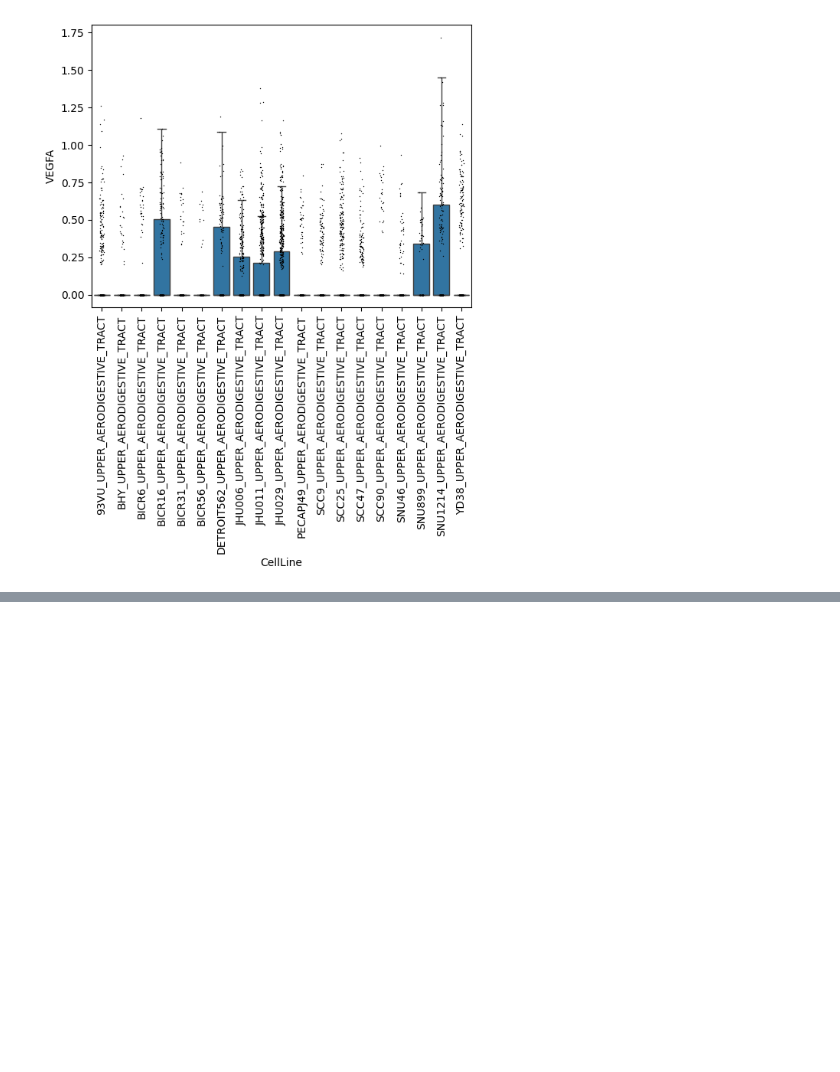
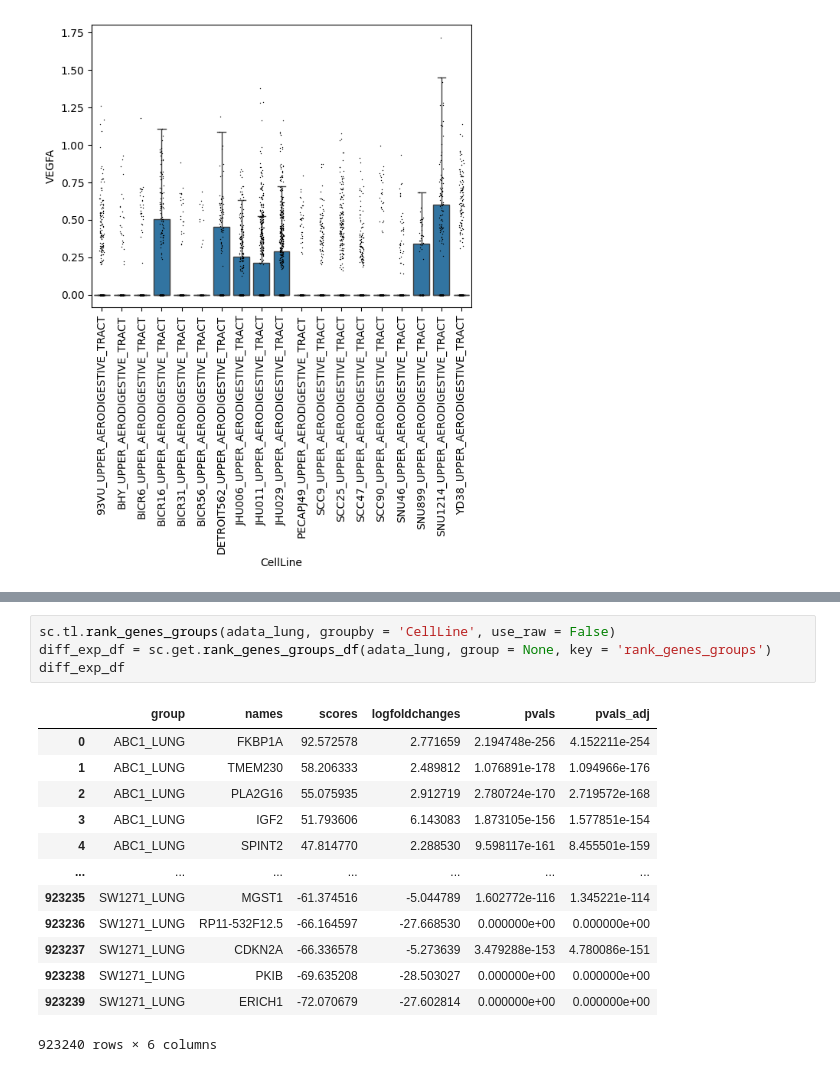
Before and after one commit to NikitaArya17/next_generation_sequencing_projects, a Jupyter notebook: single-cell rna sequencing data/kinker/03_explore.ipynb, the cells around one changed output, grey strips where cells are left out. Cells and saved outputs as stored; diff of their text form; blank space fills up the shorter version.

```diff
--- a/single-cell rna sequencing data/kinker/03_explore.ipynb
+++ b/single-cell rna sequencing data/kinker/03_explore.ipynb
@@ -86,0 +108,18 @@ VisualiseData('VEGFA', 'Head and Neck Cancer')
+# %%
+sc.tl.rank_genes_groups(adata_lung, groupby = 'CellLine', use_raw = False)
+diff_exp_df = sc.get.rank_genes_groups_df(adata_lung, group = None, key = 'rank_genes_groups')
+diff_exp_df
+# %% [output]
+|  | group | names | scores | logfoldchanges | pvals | pvals_adj |
+| 0 | ABC1_LUNG | FKBP1A | 92.572578 | 2.771659 | 2.194748e-256 | 4.152211e-254 |
+| 1 | ABC1_LUNG | TMEM230 | 58.206333 | 2.489812 | 1.076891e-178 | 1.094966e-176 |
+| 2 | ABC1_LUNG | PLA2G16 | 55.075935 | 2.912719 | 2.780724e-170 | 2.719572e-168 |
+| 3 | ABC1_LUNG | IGF2 | 51.793606 | 6.143083 | 1.873105e-156 | 1.577851e-154 |
+| 4 | ABC1_LUNG | SPINT2 | 47.814770 | 2.288530 | 9.598117e-161 | 8.455501e-159 |
+| ... | ... | ... | ... | ... | ... | ... |
+| 923235 | SW1271_LUNG | MGST1 | -61.374516 | -5.044789 | 1.602772e-116 | 1.345221e-114 |
+| 923236 | SW1271_LUNG | RP11-532F12.5 | -66.164597 | -27.668530 | 0.000000e+00 | 0.000000e+00 |
+| 923237 | SW1271_LUNG | CDKN2A | -66.336578 | -5.273639 | 3.479288e-153 | 4.780086e-151 |
+| 923238 | SW1271_LUNG | PKIB | -69.635208 | -28.503027 | 0.000000e+00 | 0.000000e+00 |
+| 923239 | SW1271_LUNG | ERICH1 | -72.070679 | -27.602814 | 0.000000e+00 | 0.000000e+00 |
+923240 rows × 6 columns
```
Also changed, not shown: parts of 9 cells of this notebook.
